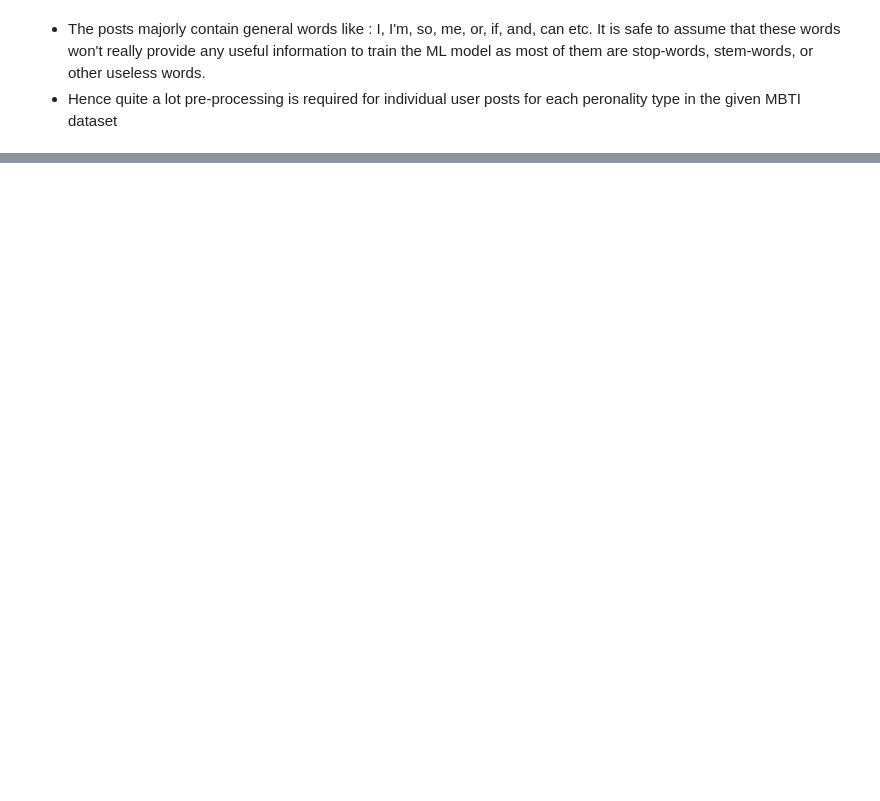
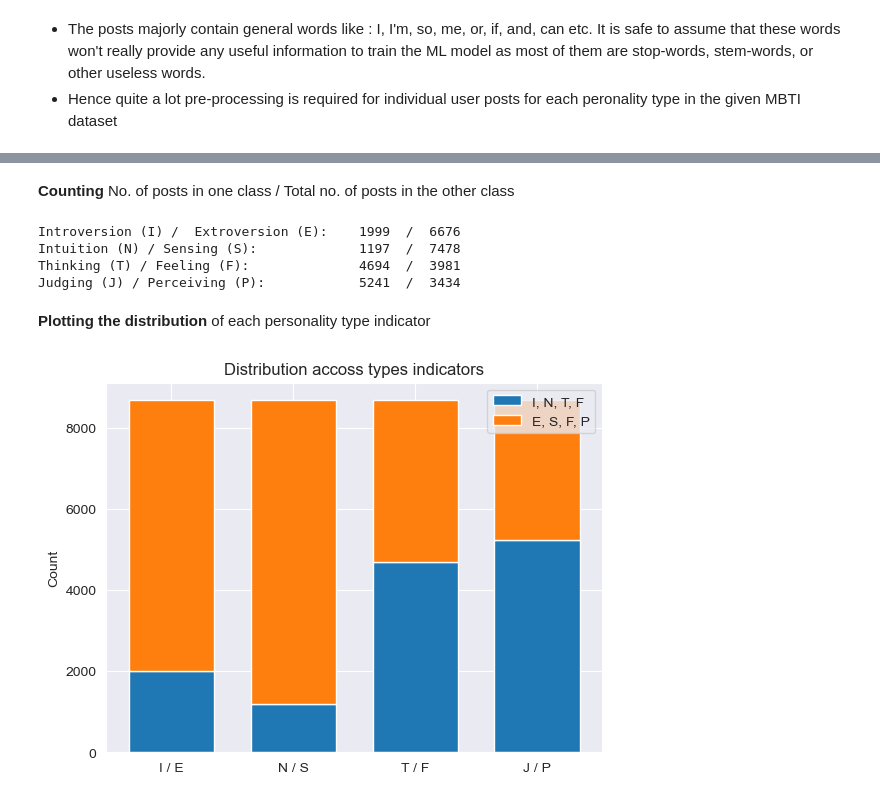
Before and after one commit to YaseenMunowwar/DSGP_Group20, a Jupyter notebook: personality_prediction.ipynb, the cells around one changed output, grey strips where cells are left out. Saved outputs shown, nothing was run; the diff lists cells and outputs as text; code cells hidden in the pictures; blank space fills up the shorter version.

```diff
--- a/personality_prediction.ipynb
+++ b/personality_prediction.ipynb
@@ -191,0 +359,26 @@ Counter(words).most_common(40)
+# %%
+def get_types(row):
+    t=row['type']
+
+    I = 0; N = 0
+    T = 0; J = 0
+
+    if t[0] == 'I': I = 1
+    elif t[0] == 'E': I = 0
+    else: print('I-E not found')
+
+    if t[1] == 'N': N = 1
+    elif t[1] == 'S': N = 0
+    else: print('N-S not found')
+
+    if t[2] == 'T': T = 1
+    elif t[2] == 'F': T = 0
+    else: print('T-F not found')
+
+    if t[3] == 'J': J = 1
+    elif t[3] == 'P': J = 0
+    else: print('J-P not found')
+    return pd.Series( {'IE':I, 'NS':N , 'TF': T, 'JP': J })
+
+data = data.join(data.apply (lambda row: get_types (row),axis=1))
+data.head(5)
@@ -191,0 +392,34 @@ Counter(words).most_common(40)
+# %% [markdown]
+**Counting** No. of posts in one class / Total no. of posts in the other class
+# %%
+print ("Introversion (I) /  Extroversion (E):\t", data['IE'].value_counts()[0], " / ", data['IE'].value_counts()[1])
+print ("Intuition (N) / Sensing (S):\t\t", data['NS'].value_counts()[0], " / ", data['NS'].value_counts()[1])
+print ("Thinking (T) / Feeling (F):\t\t", data['TF'].value_counts()[0], " / ", data['TF'].value_counts()[1])
+print ("Judging (J) / Perceiving (P):\t\t", data['JP'].value_counts()[0], " / ", data['JP'].value_counts()[1])
+# %% [output]
+Introversion (I) /  Extroversion (E):    1999  /  6676
+Intuition (N) / Sensing (S):             1197  /  7478
+Thinking (T) / Feeling (F):              4694  /  3981
+Judging (J) / Perceiving (P):            5241  /  3434
+# %% [markdown]
+**Plotting the distribution** of each personality type indicator
+# %%
+N = 4
+bottom = (data['IE'].value_counts()[0], data['NS'].value_counts()[0], data['TF'].value_counts()[0], data['JP'].value_counts()[0])
+top = (data['IE'].value_counts()[1], data['NS'].value_counts()[1], data['TF'].value_counts()[1], data['JP'].value_counts()[1])
+
+ind = np.arange(N)    # the x locations for the groups
+# the width of the bars
+width = 0.7           # or len(x) can also be used here
+
+p1 = plt.bar(ind, bottom, width, label="I, N, T, F")
+p2 = plt.bar(ind, top, width, bottom=bottom, label="E, S, F, P")
+
+plt.title('Distribution accoss types indicators')
+plt.ylabel('Count')
+plt.xticks(ind, ('I / E',  'N / S', 'T / F', 'J / P',))
+plt.legend()
+
+plt.show()
+# %% [output]
+[figure, added]
```
Also changed, not shown: parts of 22 cells of this notebook.
